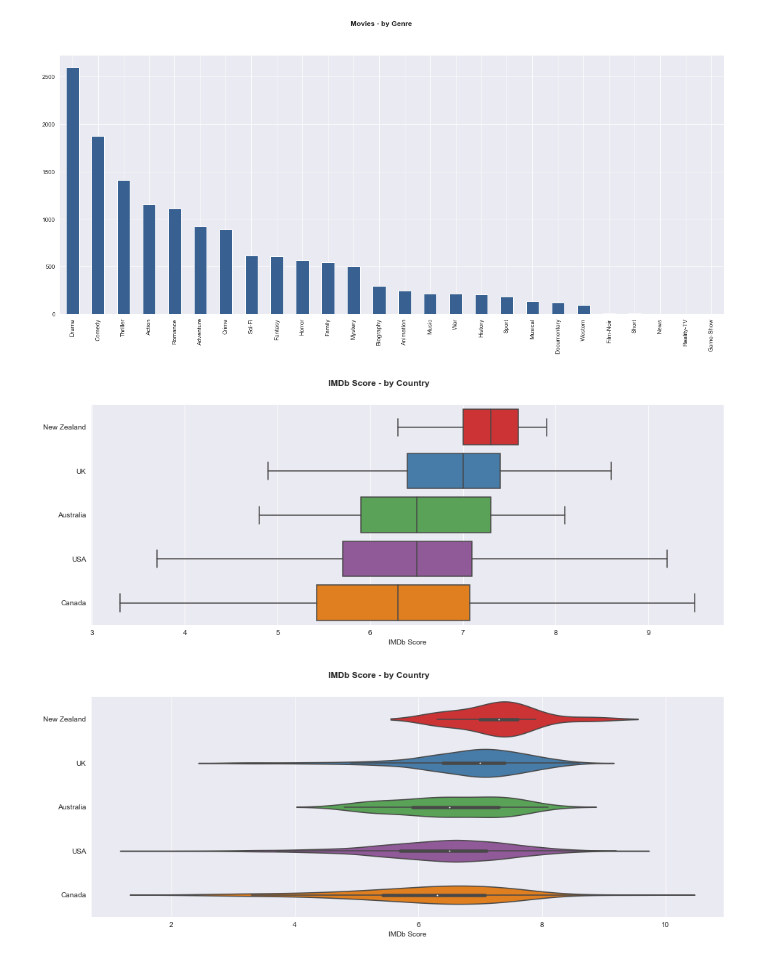
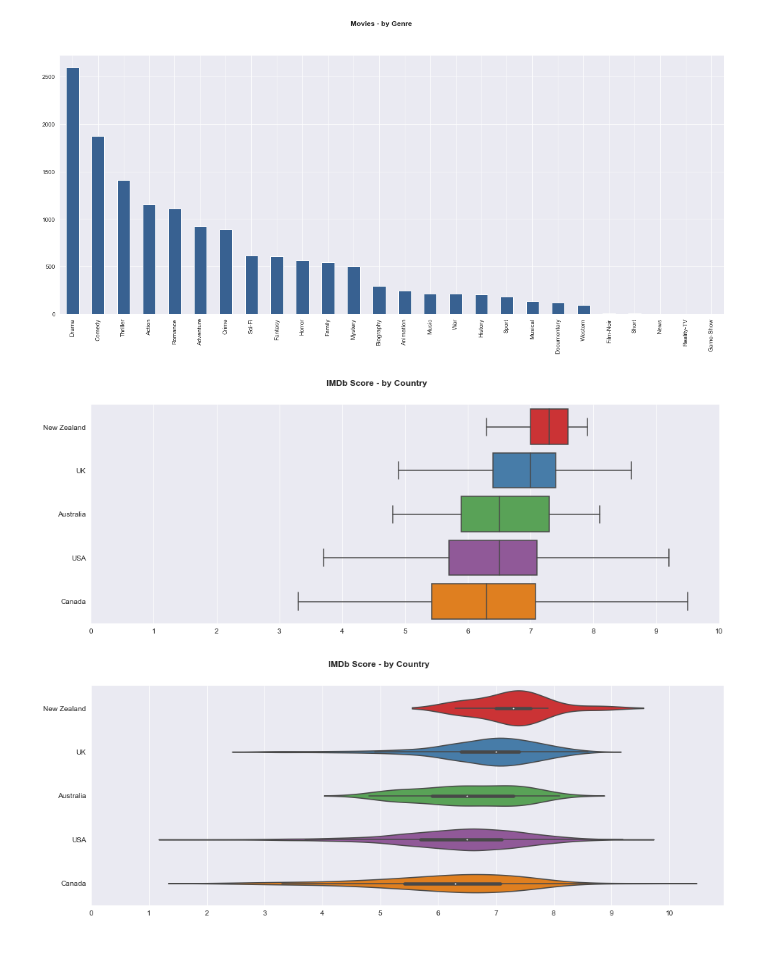
Before and after one commit to sourcery-ai-bot/library-python, a Jupyter notebook: data_science/notebooks/imdb_movies.ipynb, the cells around one changed output. Drawn from its saved outputs; the diff is of its cells as text; code cells hidden in the pictures.

Commit message:
Develop IMDb Movies notebook

```diff
--- a/data_science/notebooks/imdb_movies.ipynb
+++ b/data_science/notebooks/imdb_movies.ipynb
@@ -154,23 +198,23 @@ df_english = df[(df['country'].isin(eng_countries))]
 # %%
 # Set up the box plot with the required logical ordering, size and removal of outliers
 imdb_by_ctry = sns.catplot(x='imdb_score',
                            y='country',
                            data=df_english,
                            kind='box',
                            showfliers=False,
                            height=6,
                            aspect=18/8,
                            palette='Set1',
                            order=eng_countries)
 
 # Adjust spacing and set the chart and axe's titles
 imdb_by_ctry.fig.subplots_adjust(top=0.9, bottom=0.2)
-imdb_by_ctry.fig.suptitle('IMDb Score - by Country',
-                          fontsize=12, fontweight='bold')
-imdb_by_ctry.set(xlabel='IMDb Score', ylabel='')
+imdb_by_ctry.fig.suptitle('IMDb Score - by Country', fontsize=12, fontweight='bold')
+imdb_by_ctry.set(xlabel='', ylabel='')
+plt.xticks([num for num in range(0, 11)])
 plt.show()
 # %% [output]
-[figure, old version]
+[figure, new version]
 # %%
 # Set up the violin plot with the required logical ordering, size and inclusion of outliers
 imdb_by_ctry = sns.catplot(x='imdb_score',
@@ -185,9 +229,9 @@ imdb_by_ctry = sns.catplot(x='imdb_score',
 
 # Adjust spacing and set the chart and axe's titles
 imdb_by_ctry.fig.subplots_adjust(top=0.9, bottom=0.2)
-imdb_by_ctry.fig.suptitle('IMDb Score - by Country',
-                          fontsize=12, fontweight='bold')
-imdb_by_ctry.set(xlabel='IMDb Score', ylabel='')
+imdb_by_ctry.fig.suptitle('IMDb Score - by Country', fontsize=12, fontweight='bold')
+imdb_by_ctry.set(xlabel='', ylabel='')
+plt.xticks([num for num in range(0, 11)])
 plt.show()
 # %% [output]
-[figure, old version]
+[figure, new version]
```
Also changed, not shown: parts of 7 cells of this notebook.
